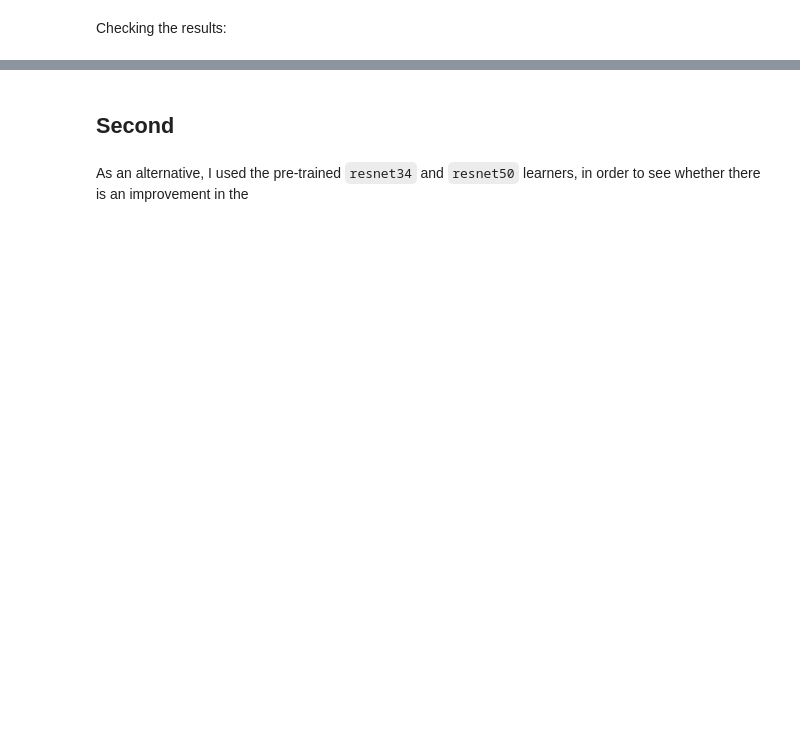
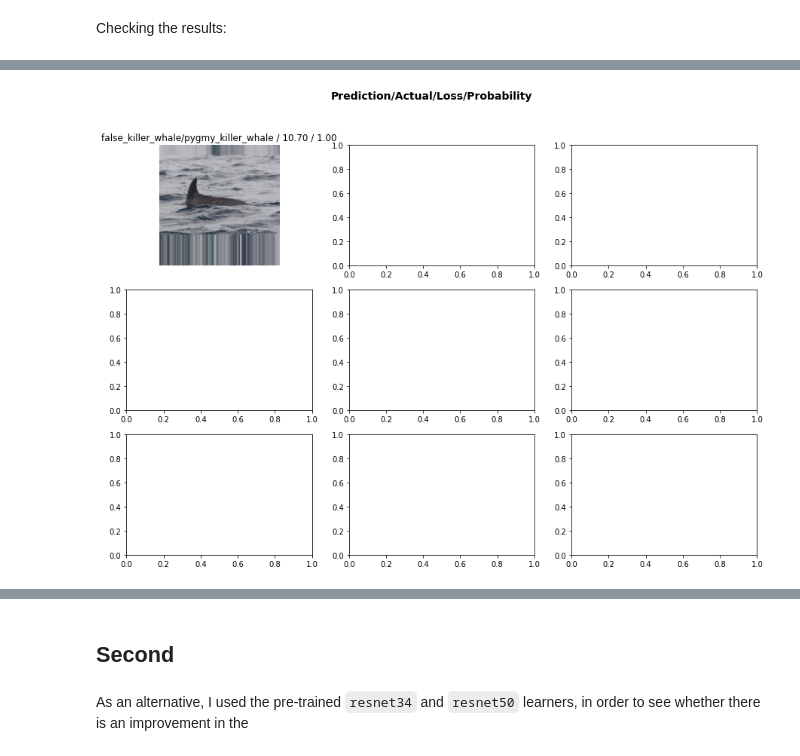
Before and after one commit to EnricoMartello/ML_WhaleRecognition, a Jupyter notebook: whale_recognition_fastai_hd.ipynb, the cells around one changed output, grey strips where cells are left out. Drawn from its saved outputs; the diff is of its cells as text; code cells hidden in the pictures; blank space fills up the shorter version.

```diff
--- a/whale_recognition_fastai_hd.ipynb
+++ b/whale_recognition_fastai_hd.ipynb
@@ -109,6 +142,7 @@ dblock = DataBlock(blocks = (ImageBlock, CategoryBlock),
 	batch_tfms=[*aug_transforms(size=tfm_size, max_warp=0), Normalize.from_stats(*imagenet_stats)]
 	)
 # %%
-dsets = dblock.datasets(path)
+dsets = dblock.datasets(path_images)
 no_species = len(dsets.vocab) # returns the total number of species
-# dsets.train[:10]
+
+#dsets.train[:5]
@@ -172,2 +197,2 @@ First, I launch the learning process without any suggestion about the learning r
 # %%
-learn34_subopt.fit_one_cycle(5)
+learn34_subopt.fit_one_cycle(5,2e-2)
@@ -181,2 +211,0 @@ Using the single cycle fit:
-# %%
-learn34_subopt.fit_one_cycle(1,4e-5)
@@ -193,3 +240,4 @@ learn34_subopt.show_results()
 # %%
-interp34 = Interpretation.from_learner(learn34_subopt)
-interp34.plot_top_losses(16,figsize=(15,10))
+interp34 = ClassificationInterpretation.from_learner(learn34_subopt)
+interp34.plot_top_losses(9,figsize=(15,10)) # Bug in Fastai here -- only plots one.
+# %% [output]
@@ -195,0 +245 @@ interp34.plot_top_losses(16,figsize=(15,10))
+[figure, added]
```
Also changed, not shown: parts of 99 cells of this notebook.
